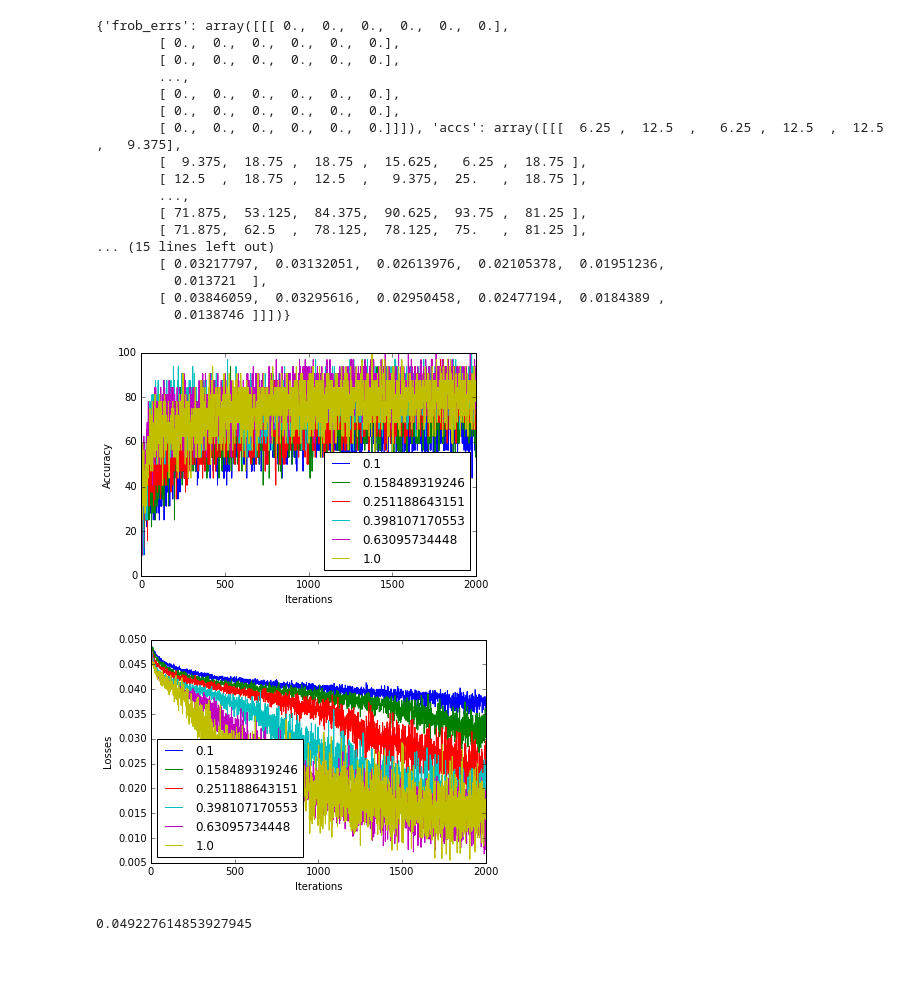
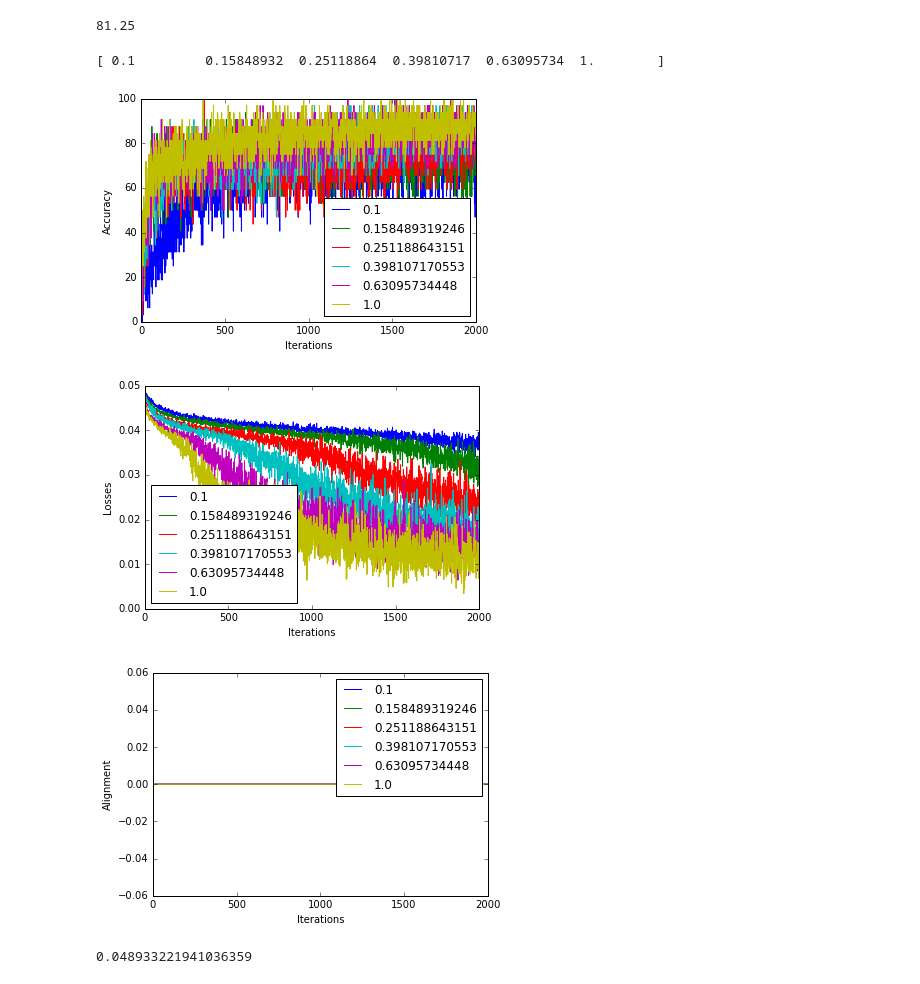
Before and after one commit to prashanth-prakash/deep-rdd, a Jupyter notebook: Analysis.ipynb, the cells around one changed output. Cells and saved outputs as stored; diff of their text form; code cells hidden in the pictures.

```diff
--- a/Analysis.ipynb
+++ b/Analysis.ipynb
@@ -7,7 +7,7 @@ M = 1      #Number of repetitions
 N = 2000    #Number of iterations
 batch_size = 32
 
-model_out = 'spiking_bp_M_%d_N_%d_batchsize_%d-Copy1.pkl'%(M, N, batch_size)
-results_out = 'spiking_bp_M_%d_N_%d_batchsize_%d_results-Copy1.pkl'%(M, N, batch_size)
+model_out = './results/valeta_valsigma_spiking_bp_M_%d_N_%d_batchsize_%d.pkl'%(M, N, batch_size)
+results_out = './results/valeta_valsigma_spiking_bp_M_%d_N_%d_batchsize_%d_results.pkl'%(M, N, batch_size)
 with open(results_out,"rb") as f:
-    to_save=pickle.load(f)
+    to_save=pickle.load(f,encoding='latin1')
@@ -13,0 +34,4 @@ with open(results_out,"rb") as f:
+# %%
+st3 = []
+for i in range(2000):
+    st3.append(to_save['accs'][1][0:2000][i][0,5])
@@ -14,43 +82,40 @@ with open(results_out,"rb") as f:
+# %%
+ (to_save['accs'][0][0:1999][1998][0,0])
+# %% [output]
+81.25
 # %%
 val_eta= np.logspace(-1,0,6)
-print(to_save)
+print(val_eta)
 # %% [output]
-{'frob_errs': array([[[ 0.,  0.,  0.,  0.,  0.,  0.],
-        [ 0.,  0.,  0.,  0.,  0.,  0.],
-        [ 0.,  0.,  0.,  0.,  0.,  0.],
-        ...,
-        [ 0.,  0.,  0.,  0.,  0.,  0.],
-        [ 0.,  0.,  0.,  0.,  0.,  0.],
-        [ 0.,  0.,  0.,  0.,  0.,  0.]]]), 'accs': array([[[  6.25 ,  12.5  ,   6.25 ,  12.5  ,  12.5  ,   9.375],
-        [  9.375,  18.75 ,  18.75 ,  15.625,   6.25 ,  18.75 ],
-        [ 12.5  ,  18.75 ,  12.5  ,   9.375,  25.   ,  18.75 ],
-        ...,
-        [ 71.875,  53.125,  84.375,  90.625,  93.75 ,  81.25 ],
-        [ 71.875,  62.5  ,  78.125,  78.125,  75.   ,  81.25 ],
-... (15 lines left out)
-        [ 0.03217797,  0.03132051,  0.02613976,  0.02105378,  0.01951236,
-          0.013721  ],
-        [ 0.03846059,  0.03295616,  0.02950458,  0.02477194,  0.0184389 ,
-          0.0138746 ]]])}
+[ 0.1         0.15848932  0.25118864  0.39810717  0.63095734  1.        ]
 # %%
 for i in range(6):
     plt.plot(to_save['accs'][:,:,i][0],label=val_eta[i])
 plt.legend(loc='best')
 # plt.title("Accuracy")
 plt.xlabel("Iterations")
 plt.ylabel("Accuracy")
 plt.show()
 for i in range(6):
     plt.plot(to_save['losses'][:,:,i][0],label = val_eta[i])
 plt.legend(loc='best')
 # plt.title("Accuracy")
 plt.xlabel("Iterations")
 plt.ylabel("Losses")
 plt.show()
+
+for i in range(6):
+    plt.plot(to_save['alignment'][:,:,i][0],label = val_eta[i])
+plt.legend(loc='best')
+# plt.title("Accuracy")
+plt.xlabel("Iterations")
+plt.ylabel("Alignment")
+plt.show()
 # %% [output]
-[figure, old version]
+[figure, new version]
-[figure, old version]
+[figure, new version]
+[figure, added]
 # %%
 to_save['losses'][:,:,1][0][0]
 # %% [output]
-0.049227614853927945
+0.048933221941036359
```
Also changed, not shown: parts of 5 cells of this notebook, 3 other files.
